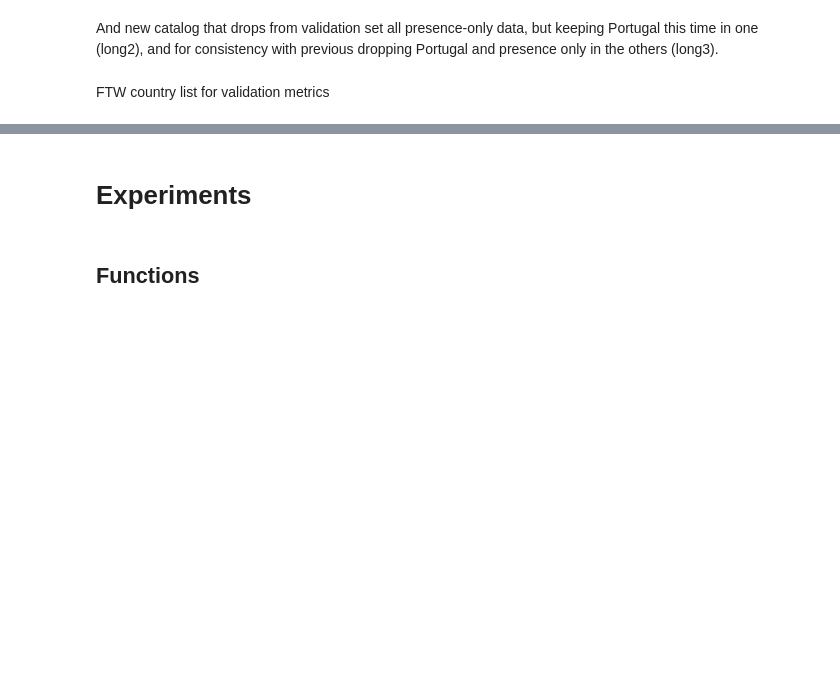
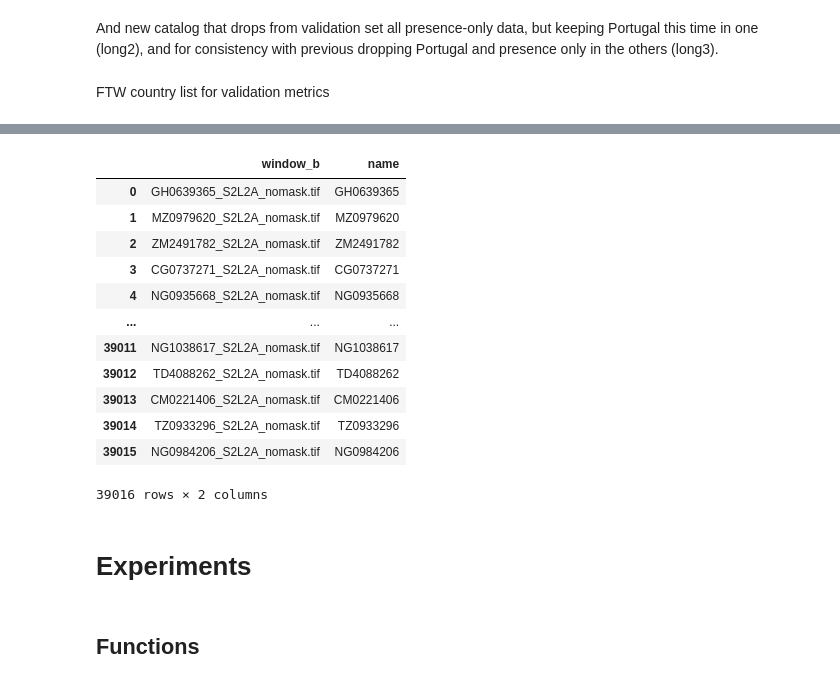
Before and after one commit to agroimpacts/ftw-mappingafrica-integration, a Jupyter notebook: notebooks/setup-experiments.ipynb, the cells around one changed output, grey strips where cells are left out. Drawn from its saved outputs; the diff is of its cells as text; code cells hidden in the pictures; blank space fills up the shorter version.

```diff
--- a/notebooks/setup-experiments.ipynb
+++ b/notebooks/setup-experiments.ipynb
@@ -226,0 +270,16 @@ with open("../scripts/ftw-countries.txt", "w") as f:
+# %%
+fns
+# %% [output]
+|  | window_b | name |
+| 0 | GH0639365_S2L2A_nomask.tif | GH0639365 |
+| 1 | MZ0979620_S2L2A_nomask.tif | MZ0979620 |
+| 2 | ZM2491782_S2L2A_nomask.tif | ZM2491782 |
+| 3 | CG0737271_S2L2A_nomask.tif | CG0737271 |
+| 4 | NG0935668_S2L2A_nomask.tif | NG0935668 |
+| ... | ... | ... |
+| 39011 | NG1038617_S2L2A_nomask.tif | NG1038617 |
+| 39012 | TD4088262_S2L2A_nomask.tif | TD4088262 |
+| 39013 | CM0221406_S2L2A_nomask.tif | CM0221406 |
+| 39014 | TZ0933296_S2L2A_nomask.tif | TZ0933296 |
+| 39015 | NG0984206_S2L2A_nomask.tif | NG0984206 |
+39016 rows × 2 columns
```
Also changed, not shown: parts of 10 cells of this notebook, 1 other file.
